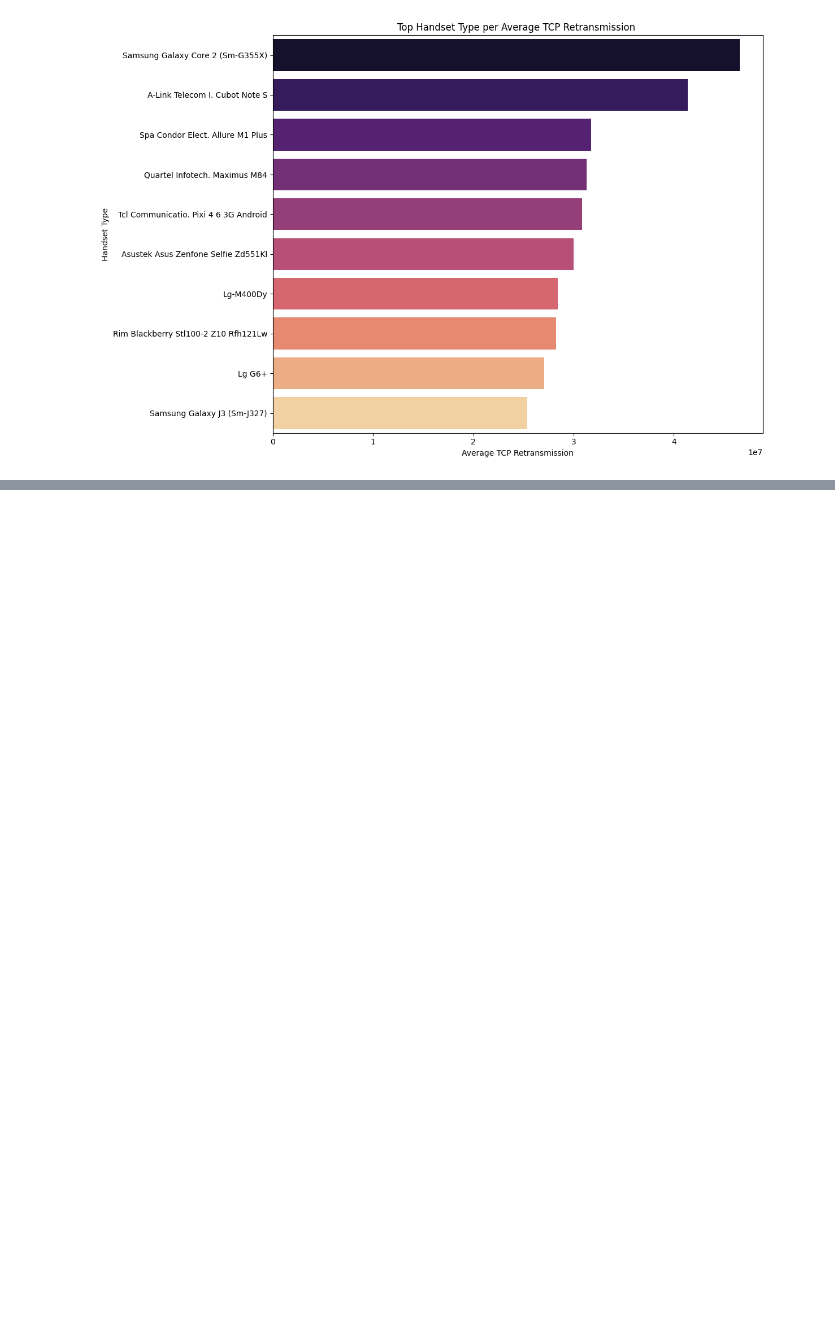
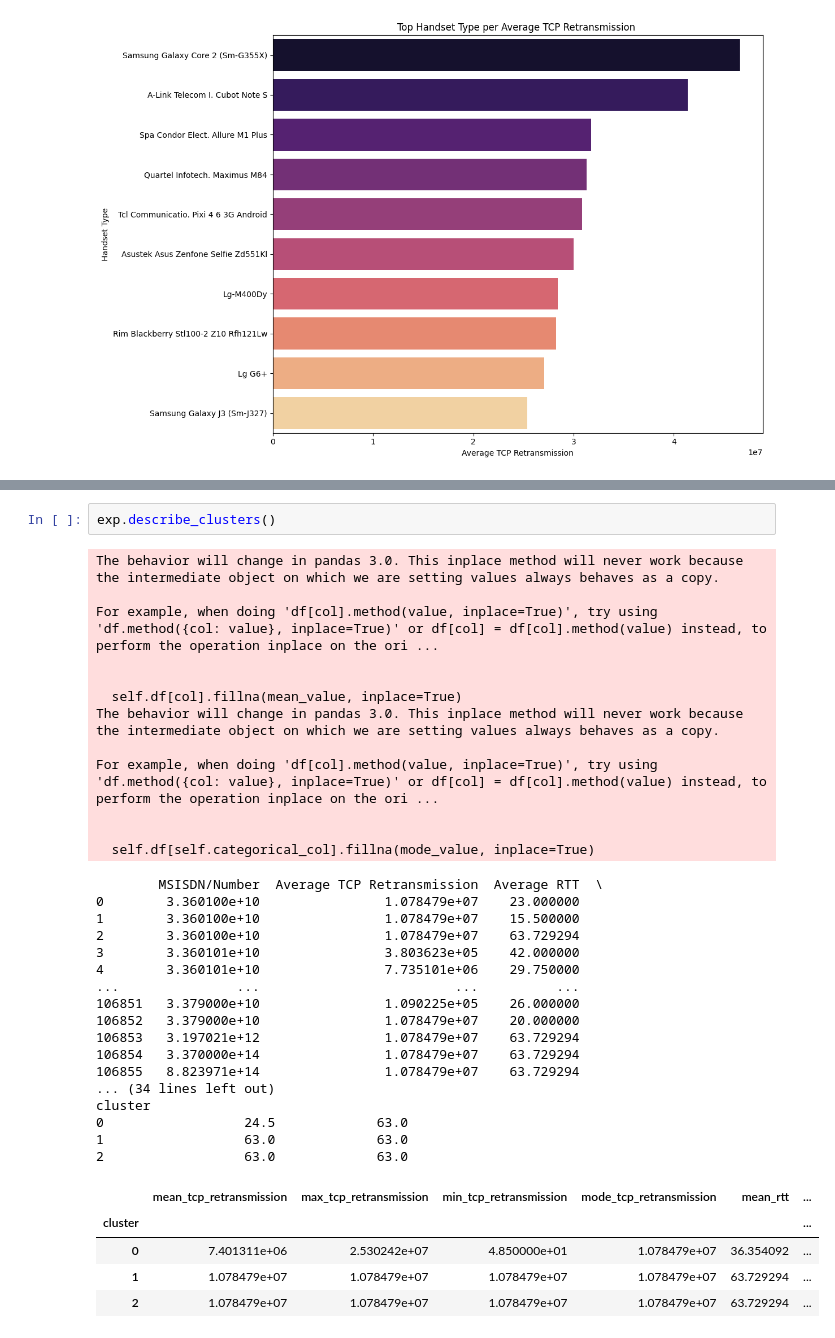
Before and after one commit to Marta233/EDA_TellCo, a Jupyter notebook: notebook/Experience_user.ipynb, the cells around one changed output, grey strips where cells are left out. Cells and saved outputs as stored; diff of their text form; blank space fills up the shorter version.

```diff
--- a/notebook/Experience_user.ipynb
+++ b/notebook/Experience_user.ipynb
@@ -336,0 +386,37 @@ Passing `palette` without assigning `hue` is deprecated and will be removed in v
+# %%
+exp.describe_clusters()
+# %% [output]
+The behavior will change in pandas 3.0. This inplace method will never work because the intermediate object on which we are setting values always behaves as a copy.
+
+For example, when doing 'df[col].method(value, inplace=True)', try using 'df.method({col: value}, inplace=True)' or df[col] = df[col].method(value) instead, to perform the operation inplace on the ori ...
+
+
+  self.df[col].fillna(mean_value, inplace=True)
+The behavior will change in pandas 3.0. This inplace method will never work because the intermediate object on which we are setting values always behaves as a copy.
+
+For example, when doing 'df[col].method(value, inplace=True)', try using 'df.method({col: value}, inplace=True)' or df[col] = df[col].method(value) instead, to perform the operation inplace on the ori ...
+
+
+  self.df[self.categorical_col].fillna(mode_value, inplace=True)
+        MSISDN/Number  Average TCP Retransmission  Average RTT  \
+0        3.360100e+10                1.078479e+07    23.000000
+1        3.360100e+10                1.078479e+07    15.500000
+2        3.360100e+10                1.078479e+07    63.729294
+3        3.360101e+10                3.803623e+05    42.000000
+4        3.360101e+10                7.735101e+06    29.750000
+...               ...                         ...          ...
+106851   3.379000e+10                1.090225e+05    26.000000
+106852   3.379000e+10                1.078479e+07    20.000000
+106853   3.197021e+12                1.078479e+07    63.729294
+106854   3.370000e+14                1.078479e+07    63.729294
+106855   8.823971e+14                1.078479e+07    63.729294
+... (34 lines left out)
+cluster
+0                  24.5             63.0
+1                  63.0             63.0
+2                  63.0             63.0
+|  | mean_tcp_retransmission | max_tcp_retransmission | min_tcp_retransmission | mode_tcp_retransmission | mean_rtt | ... |
+| cluster |  |  |  |  |  | ... |
+| 0 | 7.401311e+06 | 2.530242e+07 | 4.850000e+01 | 1.078479e+07 | 36.354092 | ... |
+| 1 | 1.078479e+07 | 1.078479e+07 | 1.078479e+07 | 1.078479e+07 | 63.729294 | ... |
+| 2 | 1.078479e+07 | 1.078479e+07 | 1.078479e+07 | 1.078479e+07 | 63.729294 | ... |
```
Also changed, not shown: parts of 2 cells of this notebook, 1 other file.
